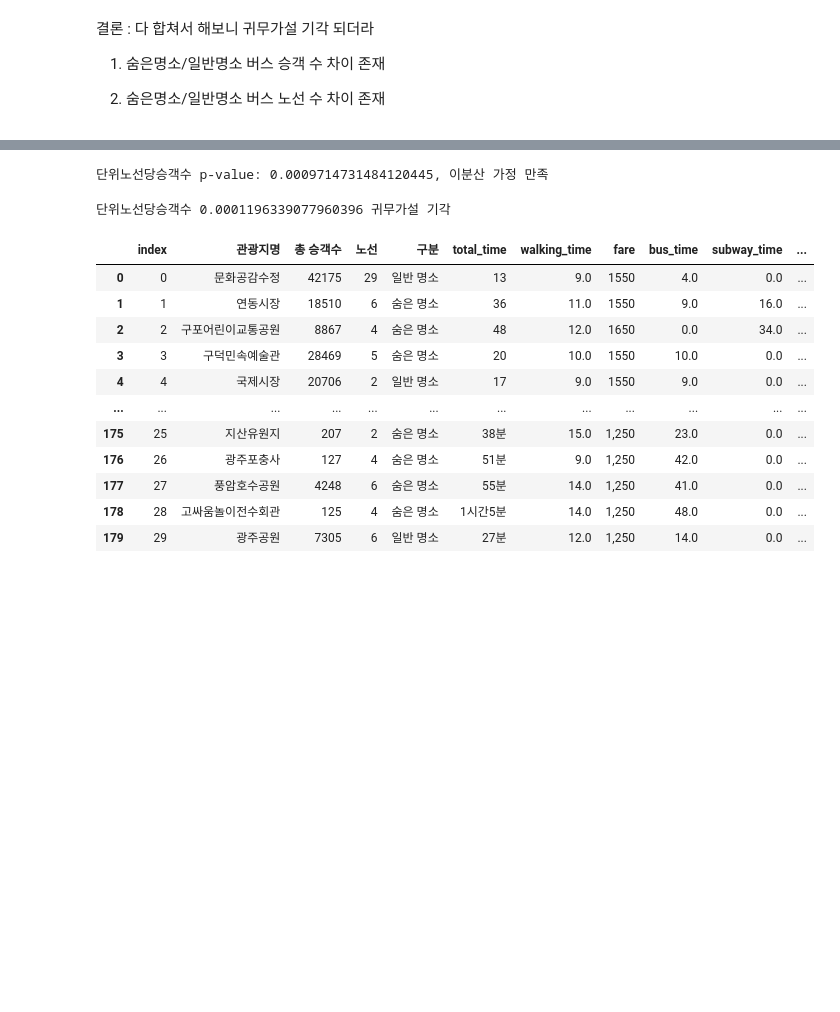
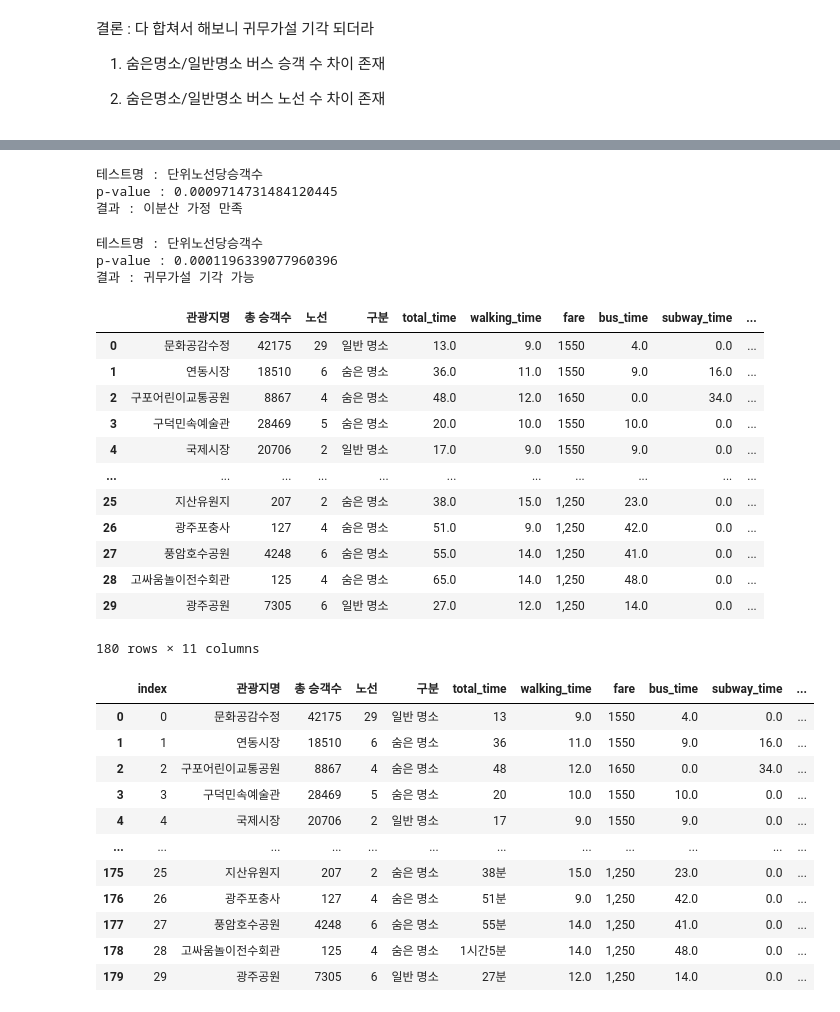
Before and after one commit to GRetriever/Data-Analysis-Project, a Jupyter notebook: Tourist Attractions/embedding.ipynb, the cells around one changed output, grey strips where cells are left out. Cells and saved outputs as stored; diff of their text form; code cells hidden in the pictures; blank space fills up the shorter version.

```diff
--- a/Tourist Attractions/embedding.ipynb
+++ b/Tourist Attractions/embedding.ipynb
@@ -993,11 +1037,17 @@ up = df[df['구분'] == '숨은 명소'][['단위노선당승객수']]
 for test_name in test_names:
     statistic,p_value = stats.levene(p[test_name], up[test_name])
     if p_value > 0.05:
-        print(f"{test_name} p-value: {p_value}, 등분산 가정 만족")
+        print(f"테스트명 : {test_name}")
+        print(f"p-value : {p_value}")
+        print('결과 : 등분산 가정 만족')
     else:
-        print(f"{test_name} p-value: {p_value}, 이분산 가정 만족")
+        print(f"테스트명 : {test_name}")
+        print(f"p-value : {p_value}")
+        print('결과 : 이분산 가정 만족')
 # %% [output]
-단위노선당승객수 p-value: 0.0009714731484120445, 이분산 가정 만족
+테스트명 : 단위노선당승객수
+p-value : 0.0009714731484120445
+결과 : 이분산 가정 만족
 # %%
 for test_name in test_names:
     t_statistic,pvalue = stats.ttest_ind(
@@ -1007,11 +1057,34 @@ for test_name in test_names:
         equal_var = False
 )
     if pvalue<0.05:
-        print(test_name,pvalue,'귀무가설 기각')
+        print(f'테스트명 : {test_name}')
+        print(f'p-value : {pvalue}')
+        print('결과 : 귀무가설 기각 가능')
     else:
-        print(test_name,pvalue,'귀무가설 기각 불가')
+        print(f'테스트명 : {test_name}')
+        print(f'p-value : {pvalue}')
+        print('결과 : 귀무가설 기각 블기')
+    break
 # %% [output]
-단위노선당승객수 0.0001196339077960396 귀무가설 기각
+테스트명 : 단위노선당승객수
+p-value : 0.0001196339077960396
+결과 : 귀무가설 기각 가능
+# %%
+df
+# %% [output]
+|  | 관광지명 | 총 승객수 | 노선 | 구분 | total_time | walking_time | fare | bus_time | subway_time | ... |
+| 0 | 문화공감수정 | 42175 | 29 | 일반 명소 | 13.0 | 9.0 | 1550 | 4.0 | 0.0 | ... |
+| 1 | 연동시장 | 18510 | 6 | 숨은 명소 | 36.0 | 11.0 | 1550 | 9.0 | 16.0 | ... |
+| 2 | 구포어린이교통공원 | 8867 | 4 | 숨은 명소 | 48.0 | 12.0 | 1650 | 0.0 | 34.0 | ... |
+| 3 | 구덕민속예술관 | 28469 | 5 | 숨은 명소 | 20.0 | 10.0 | 1550 | 10.0 | 0.0 | ... |
+| 4 | 국제시장 | 20706 | 2 | 일반 명소 | 17.0 | 9.0 | 1550 | 9.0 | 0.0 | ... |
+| ... | ... | ... | ... | ... | ... | ... | ... | ... | ... | ... |
+| 25 | 지산유원지 | 207 | 2 | 숨은 명소 | 38.0 | 15.0 | 1,250 | 23.0 | 0.0 | ... |
+| 26 | 광주포충사 | 127 | 4 | 숨은 명소 | 51.0 | 9.0 | 1,250 | 42.0 | 0.0 | ... |
+| 27 | 풍암호수공원 | 4248 | 6 | 숨은 명소 | 55.0 | 14.0 | 1,250 | 41.0 | 0.0 | ... |
+| 28 | 고싸움놀이전수회관 | 125 | 4 | 숨은 명소 | 65.0 | 14.0 | 1,250 | 48.0 | 0.0 | ... |
+| 29 | 광주공원 | 7305 | 6 | 일반 명소 | 27.0 | 12.0 | 1,250 | 14.0 | 0.0 | ... |
+180 rows × 11 columns
 # %%
 df.reset_index()
 # %% [output]
```
Also changed, not shown: parts of 9 cells of this notebook, 4 other files.
